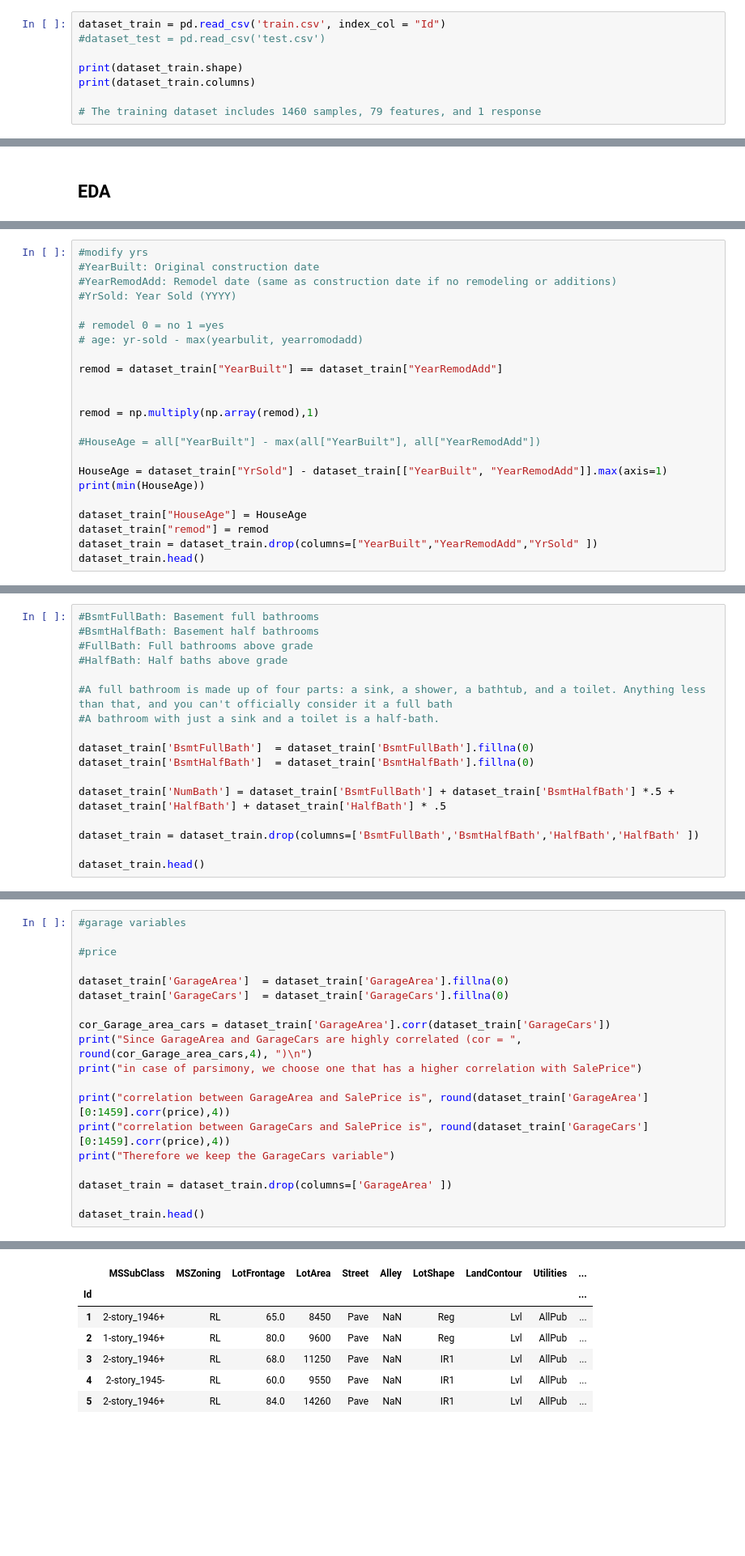
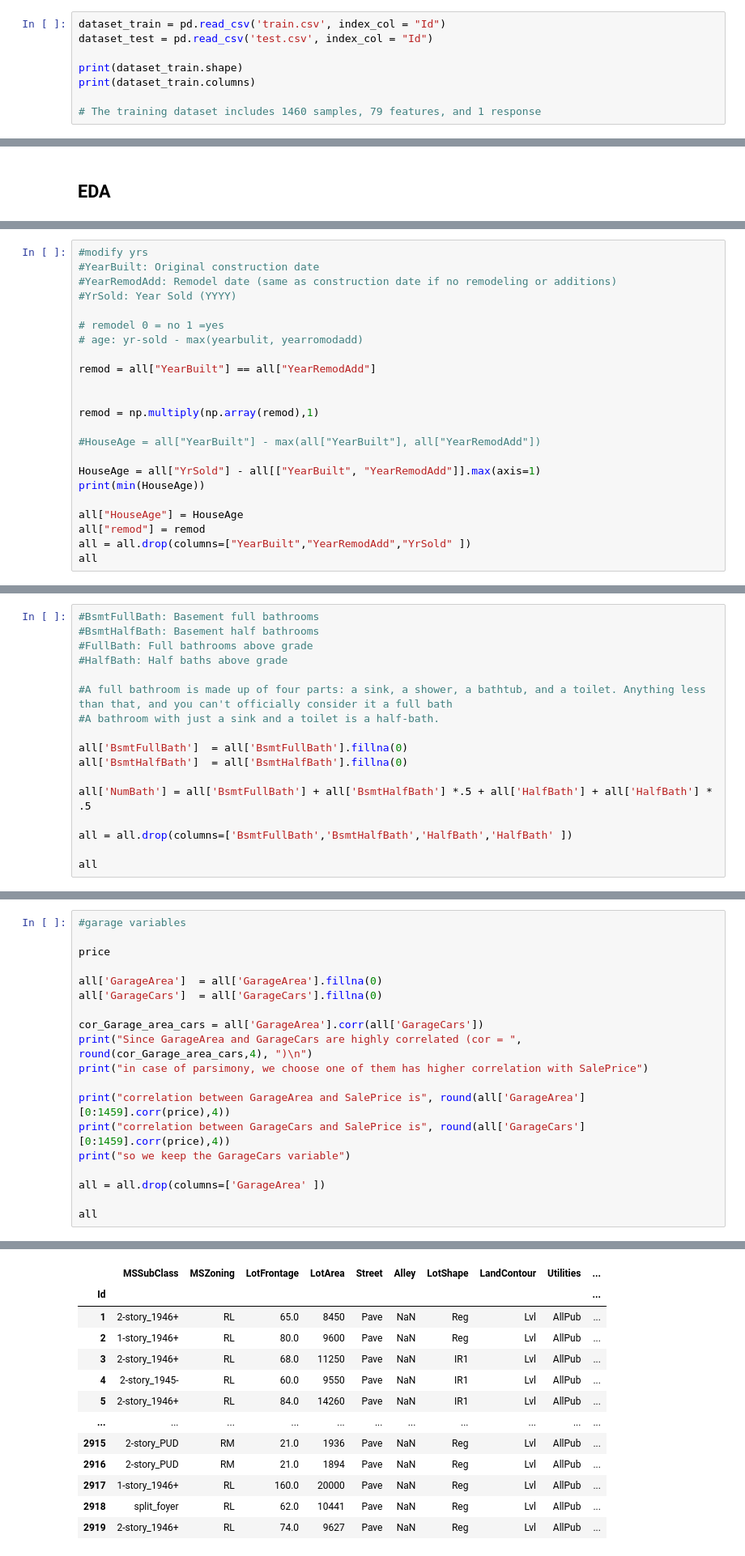
Before and after one commit to woonsupkim/HouseSalesPrice_Prediction, a Jupyter notebook: HousePrice.ipynb, the cells around one changed output, grey strips where cells are left out. Shown at 81% size. Cells and saved outputs as stored; diff of their text form; blank space fills up the shorter version.

```diff
--- a/HousePrice.ipynb
+++ b/HousePrice.ipynb
@@ -14,7 +14,7 @@ warnings.filterwarnings("ignore")
 ## Loading Data
 # %%
 dataset_train = pd.read_csv('train.csv', index_col = "Id")
-#dataset_test = pd.read_csv('test.csv')
+dataset_test = pd.read_csv('test.csv', index_col = "Id")
 
 print(dataset_train.shape)
 print(dataset_train.columns)
@@ -111,18 +111,18 @@ Name: MSSubClass, dtype: object
 # remodel 0 = no 1 =yes
 # age: yr-sold - max(yearbulit, yearromodadd)
 
-remod = dataset_train["YearBuilt"] == dataset_train["YearRemodAdd"]
+remod = all["YearBuilt"] == all["YearRemodAdd"]
 
 
 remod = np.multiply(np.array(remod),1)
 
 #HouseAge = all["YearBuilt"] - max(all["YearBuilt"], all["YearRemodAdd"])
 
-HouseAge = dataset_train["YrSold"] - dataset_train[["YearBuilt", "YearRemodAdd"]].max(axis=1)
+HouseAge = all["YrSold"] - all[["YearBuilt", "YearRemodAdd"]].max(axis=1)
 print(min(HouseAge))
 
-dataset_train["HouseAge"] = HouseAge
-dataset_train["remod"] = remod
-dataset_train = dataset_train.drop(columns=["YearBuilt","YearRemodAdd","YrSold" ])
-dataset_train.head()
+all["HouseAge"] = HouseAge
+all["remod"] = remod
+all = all.drop(columns=["YearBuilt","YearRemodAdd","YrSold" ])
+all
 # %% [output]
@@ -144,14 +150,14 @@ dataset_train.head()
 #A full bathroom is made up of four parts: a sink, a shower, a bathtub, and a toilet. Anything less than that, and you can't officially consider it a full bath
 #A bathroom with just a sink and a toilet is a half-bath.
 
-dataset_train['BsmtFullBath']  = dataset_train['BsmtFullBath'].fillna(0)
-dataset_train['BsmtHalfBath']  = dataset_train['BsmtHalfBath'].fillna(0)
+all['BsmtFullBath']  = all['BsmtFullBath'].fillna(0)
+all['BsmtHalfBath']  = all['BsmtHalfBath'].fillna(0)
 
-dataset_train['NumBath'] = dataset_train['BsmtFullBath'] + dataset_train['BsmtHalfBath'] *.5 + dataset_train['HalfBath'] + dataset_train['HalfBath'] * .5
+all['NumBath'] = all['BsmtFullBath'] + all['BsmtHalfBath'] *.5 + all['HalfBath'] + all['HalfBath'] * .5
 
-dataset_train = dataset_train.drop(columns=['BsmtFullBath','BsmtHalfBath','HalfBath','HalfBath' ])
+all = all.drop(columns=['BsmtFullBath','BsmtHalfBath','HalfBath','HalfBath' ])
 
-dataset_train.head()
+all
 # %% [output]
 |  | MSSubClass | MSZoning | LotFrontage | LotArea | Street | Alley | LotShape | LandContour | Utilities | ... |
 | Id |  |  |  |  |  |  |  |  |  | ... |
@@ -164,20 +176,20 @@ dataset_train.head()
 # %%
 #garage variables
 
-#price
+price
 
-dataset_train['GarageArea']  = dataset_train['GarageArea'].fillna(0)
-dataset_train['GarageCars']  = dataset_train['GarageCars'].fillna(0)
+all['GarageArea']  = all['GarageArea'].fillna(0)
+all['GarageCars']  = all['GarageCars'].fillna(0)
 
-cor_Garage_area_cars = dataset_train['GarageArea'].corr(dataset_train['GarageCars'])
+cor_Garage_area_cars = all['GarageArea'].corr(all['GarageCars'])
 print("Since GarageArea and GarageCars are highly correlated (cor = ", round(cor_Garage_area_cars,4), ")\n")
-print("in case of parsimony, we choose one that has a higher correlation with SalePrice")
+print("in case of parsimony, we choose one of them has higher correlation with SalePrice")
 
-print("correlation between GarageArea and SalePrice is", round(dataset_train['GarageArea'][0:1459].corr(price),4))
-print("correlation between GarageCars and SalePrice is", round(dataset_train['GarageCars'][0:1459].corr(price),4))
-print("Therefore we keep the GarageCars variable")
+print("correlation between GarageArea and SalePrice is", round(all['GarageArea'][0:1459].corr(price),4))
+print("correlation between GarageCars and SalePrice is", round(all['GarageCars'][0:1459].corr(price),4))
+print("so we keep the GarageCars variable")
 
-dataset_train = dataset_train.drop(columns=['GarageArea' ])
+all = all.drop(columns=['GarageArea' ])
 
-dataset_train.head()
+all
 # %% [output]
@@ -190,7 +202,13 @@ Therefore we keep the GarageCars variable
 |  | MSSubClass | MSZoning | LotFrontage | LotArea | Street | Alley | LotShape | LandContour | Utilities | ... |
 | Id |  |  |  |  |  |  |  |  |  | ... |
 | 1 | 2-story_1946+ | RL | 65.0 | 8450 | Pave | NaN | Reg | Lvl | AllPub | ... |
 | 2 | 1-story_1946+ | RL | 80.0 | 9600 | Pave | NaN | Reg | Lvl | AllPub | ... |
 | 3 | 2-story_1946+ | RL | 68.0 | 11250 | Pave | NaN | IR1 | Lvl | AllPub | ... |
 | 4 | 2-story_1945- | RL | 60.0 | 9550 | Pave | NaN | IR1 | Lvl | AllPub | ... |
 | 5 | 2-story_1946+ | RL | 84.0 | 14260 | Pave | NaN | IR1 | Lvl | AllPub | ... |
+| ... | ... | ... | ... | ... | ... | ... | ... | ... | ... | ... |
+| 2915 | 2-story_PUD | RM | 21.0 | 1936 | Pave | NaN | Reg | Lvl | AllPub | ... |
+| 2916 | 2-story_PUD | RM | 21.0 | 1894 | Pave | NaN | Reg | Lvl | AllPub | ... |
+| 2917 | 1-story_1946+ | RL | 160.0 | 20000 | Pave | NaN | Reg | Lvl | AllPub | ... |
+| 2918 | split_foyer | RL | 62.0 | 10441 | Pave | NaN | Reg | Lvl | AllPub | ... |
+| 2919 | 2-story_1946+ | RL | 74.0 | 9627 | Pave | NaN | Reg | Lvl | AllPub | ... |
```
Also changed, not shown: parts of 14 cells of this notebook, 1 other file.
